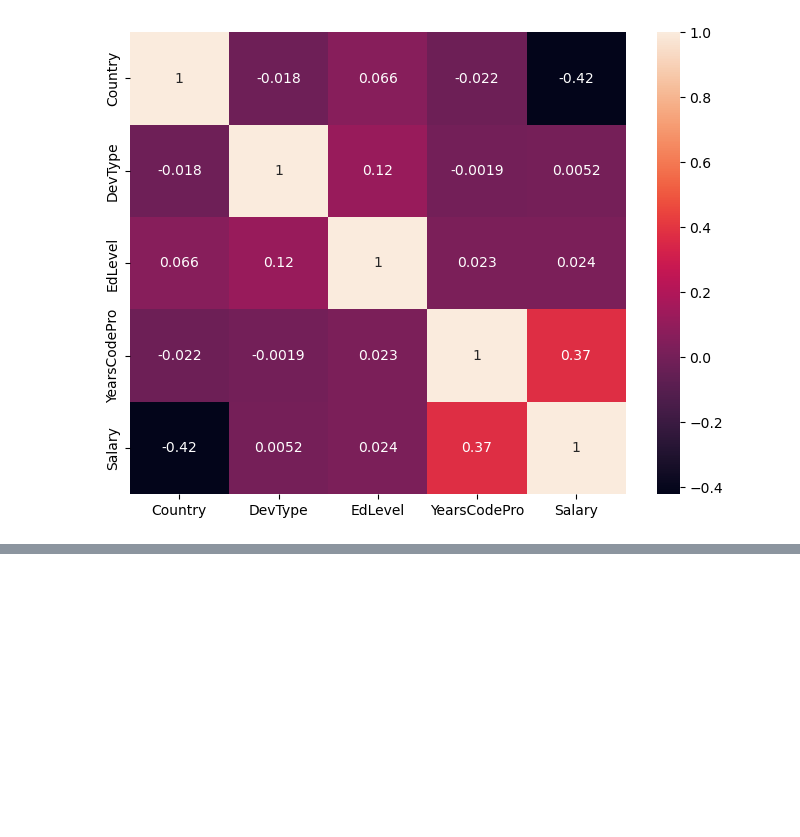
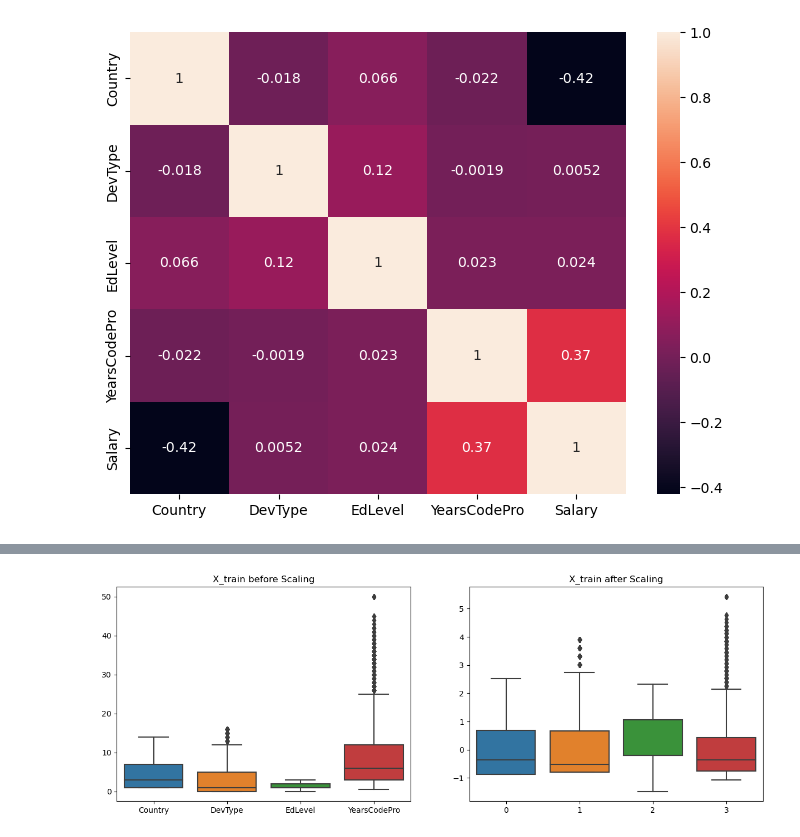
Before and after one commit to mitchelfelske/dev-salary-prediction-app, a Jupyter notebook: Projeto1.ipynb, the cells around one changed output, grey strips where cells are left out. Drawn from its saved outputs; the diff is of its cells as text; code cells hidden in the pictures; blank space fills up the shorter version.

Commit message:
Data Pre-Processing: creates training-test datasets & standard scaler

```diff
--- a/Projeto1.ipynb
+++ b/Projeto1.ipynb
@@ -550,0 +554,7 @@ sns.heatmap(corr, annot = True);
+# %%
+# Splitting the dataset into predictors (X) and target variable (y)
+X = df.drop('Salary', axis=1)
+y = df.Salary
+# %%
+# Splitting the dataset into training and test sets
+X_train, X_test, y_train, y_test = train_test_split(X, y, test_size=0.2, random_state=42)
@@ -550,0 +570,6 @@ sns.heatmap(corr, annot = True);
+# %%
+# Standardizing the dataset
+scaler = StandardScaler()
+# %%
+# Fit the scaler on the X training set
+X_train_scaled = scaler.fit_transform(X_train)
@@ -550,0 +611,15 @@ sns.heatmap(corr, annot = True);
+# %%
+# Plotting the boxplots before and after scaling (2 subplots)
+fig, ax = plt.subplots(1,2, figsize=(15, 5))
+
+# Boxplot before scaling (left subplot)
+sns.boxplot(data=X_train, ax=ax[0])
+ax[0].set_title('X_train before Scaling')
+
+# Boxplot after scaling (right subplot)
+sns.boxplot(data=X_train_scaled, ax=ax[1])
+ax[1].set_title('X_train after Scaling')
+
+plt.show()
+# %% [output]
+[figure, added]
```
Also changed, not shown: parts of 9 cells of this notebook, 1 other file.
